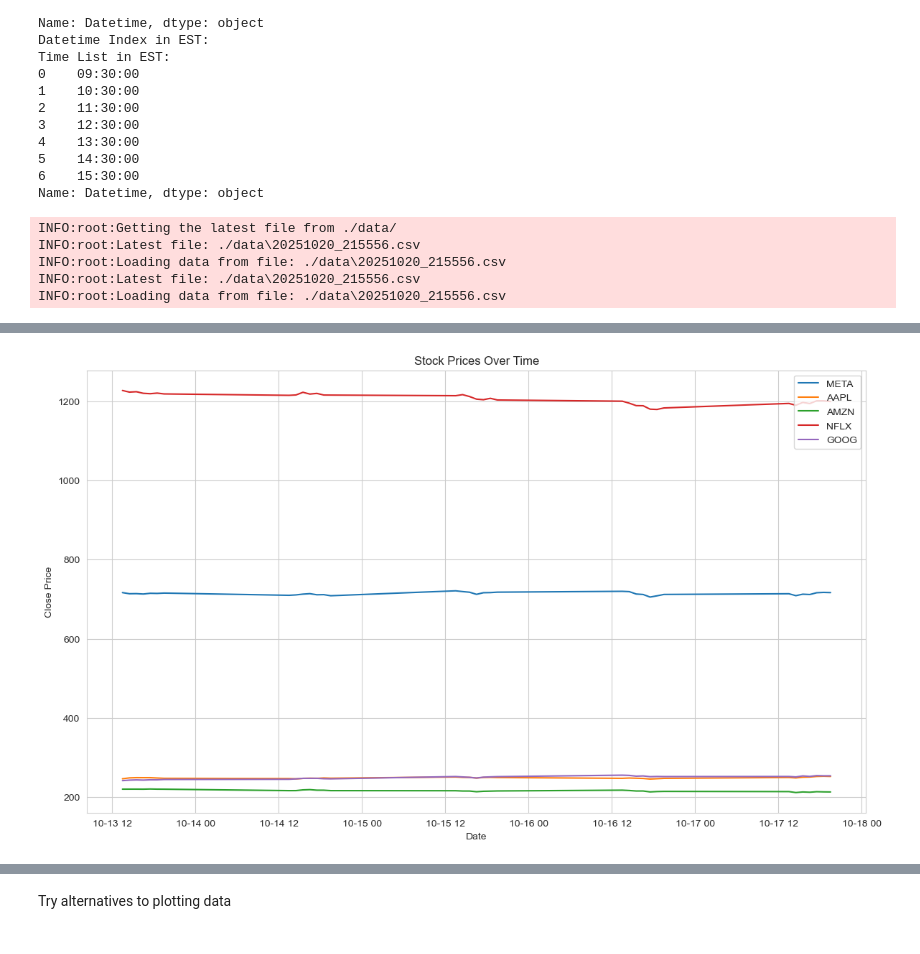
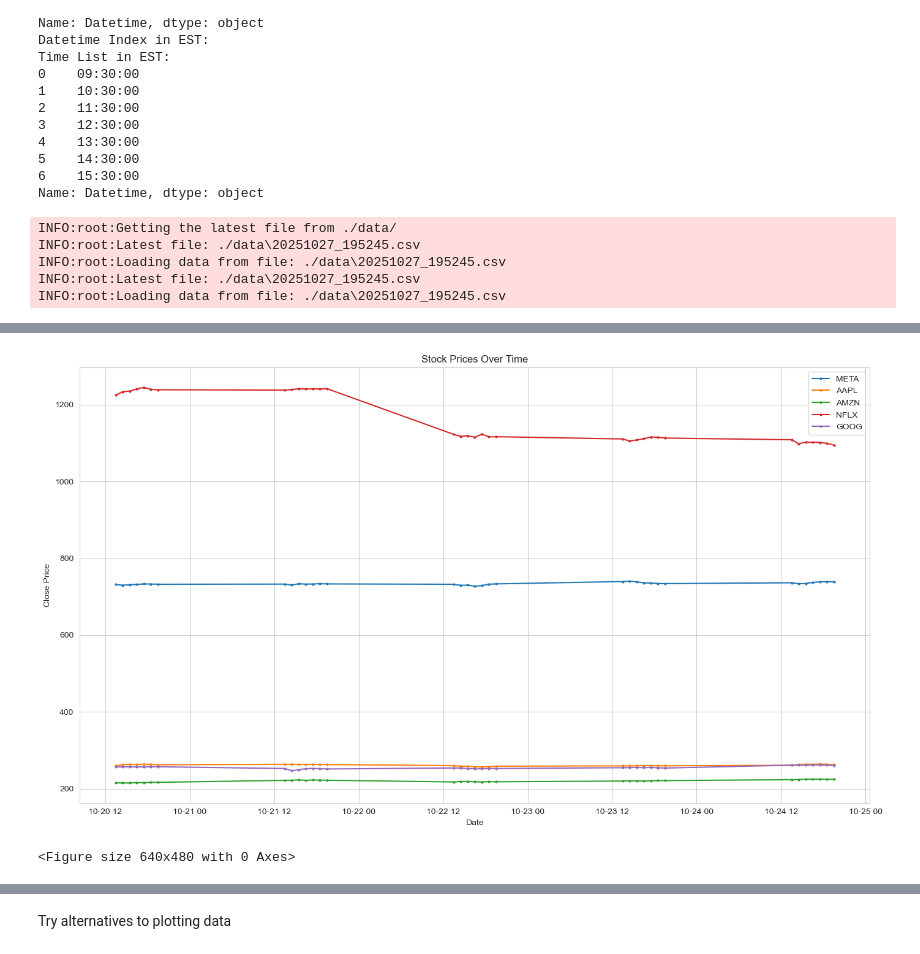
Before and after one commit to clydewatts1/PFDA_computer_architecture, a Jupyter notebook: problems.ipynb, the cells around one changed output, grey strips where cells are left out. Drawn from its saved outputs; the diff is of its cells as text; code cells hidden in the pictures.

```diff
--- a/problems.ipynb
+++ b/problems.ipynb
@@ -324,21 +322,30 @@ filename_png = filename_no_ext + ".png"
 print("PNG Filename:", filename_png)
 df = load_file_into_dataframe(latest_csv_filename)
 data_path = "./data/"
+
 # create full path for png file
 png_file_path = os.path.join(data_path, filename_png)
 print("PNG File Path:", png_file_path)
-plt.figure(figsize=(14, 8))
+# Best practice: create a figure and an axis object
+fig, ax = plt.subplots(figsize=(14, 8))
+df.reset_index(inplace=True)
+print(df['Datetime'])
+#print("X Timestamps:", df['Date'])
 for ticker in tickers:
-    plt.plot(df.index, df[(ticker, 'Close')], label=ticker)
-plt.xlabel('Date')
-plt.ylabel('Close Price')
-plt.title('Stock Prices Over Time')
-plt.legend()
-#plt.show()
+    # display df.index on x-axis in date format
+    # don't display dates with no data points
+    ax.plot(df['Datetime'], df[(ticker, 'Close')], label=ticker, marker='o', markersize=2, scalex=True)
+ax.set_xlabel('Date')
+#ax.set_xticks(rotation=45)
+ax.set_ylabel('Close Price')
+ax.set_title('Stock Prices Over Time')
+ax.legend()
+plt.tight_layout()
+plt.show()
 plt.savefig(png_file_path)
 # %% [output]
 INFO:root:Getting the latest file from ./data/
-INFO:root:Latest file: ./data\20251020_215556.csv
-INFO:root:Loading data from file: ./data\20251020_215556.csv
-INFO:root:Latest file: ./data\20251020_215556.csv
-INFO:root:Loading data from file: ./data\20251020_215556.csv
+INFO:root:Latest file: ./data\20251027_195245.csv
+INFO:root:Loading data from file: ./data\20251027_195245.csv
+INFO:root:Latest file: ./data\20251027_195245.csv
+INFO:root:Loading data from file: ./data\20251027_195245.csv
@@ -350,4 +369,5 @@ PNG File Path: ./data/20251020_215556.png
-[figure, old version]
+[figure, new version]
+<Figure size 640x480 with 0 Axes>
 # %%
 def plot_data(df, png_file_path):
     """plot_data
```
Also changed, not shown: parts of 14 cells of this notebook, 7 other files.
